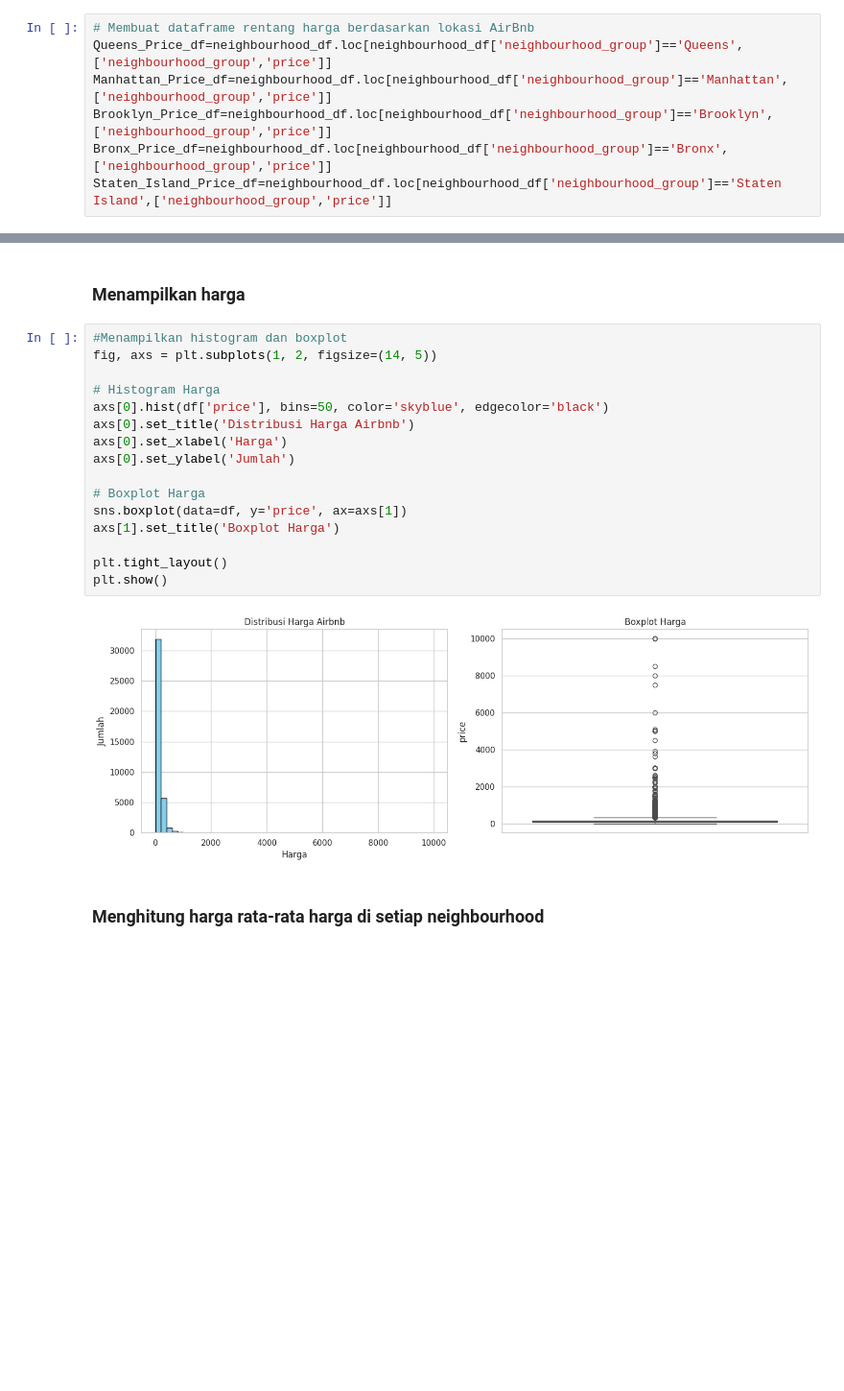
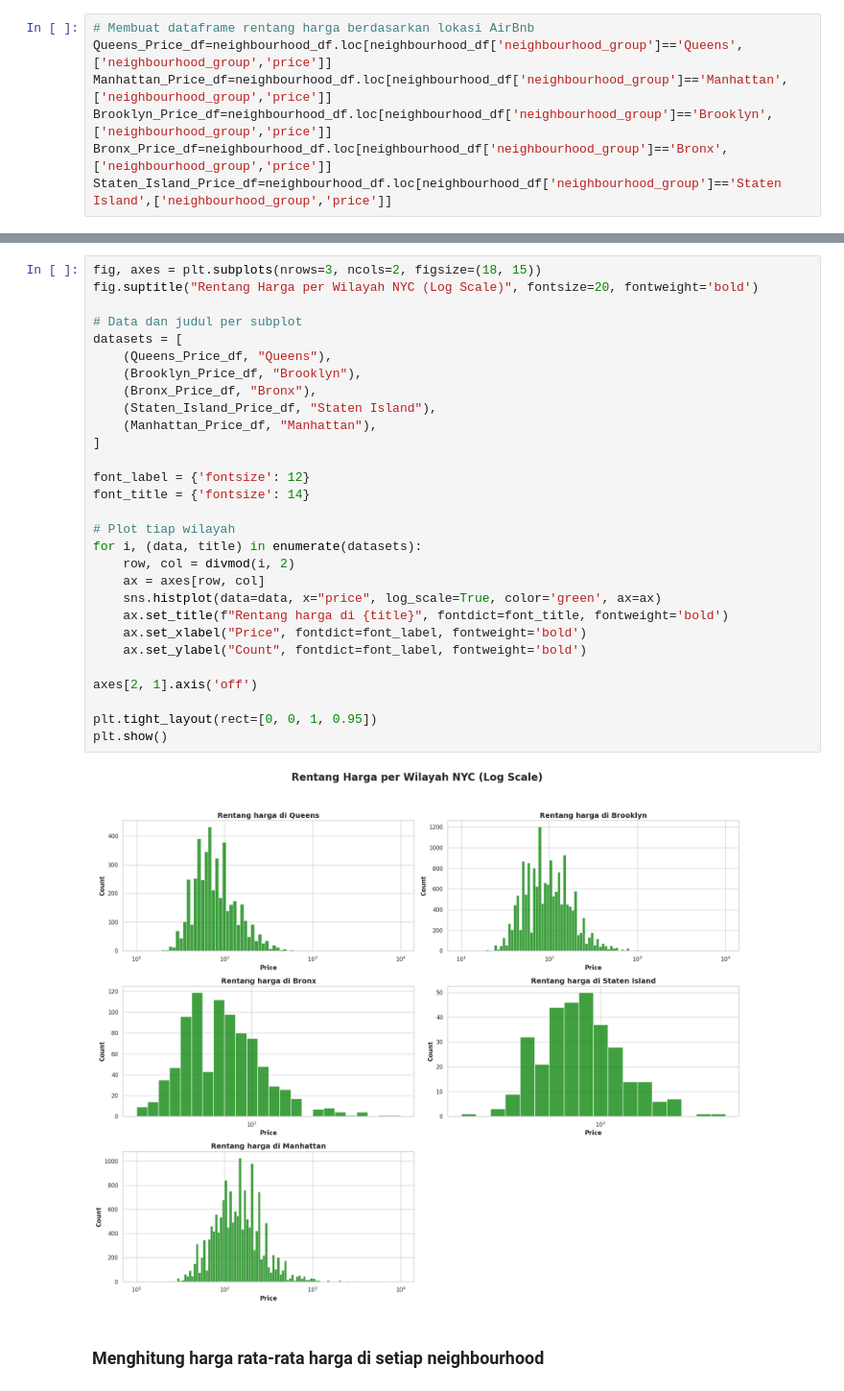
Before and after one commit to JunetzMasihBelajar/2025_AI_TI1B, a Jupyter notebook: UTS_ArjunaNathaPratisena_4.33.24.1.02.ipynb, the cells around one changed output, grey strips where cells are left out. Shown at 96% size. Drawn from its saved outputs; the diff is of its cells as text; blank space fills up the shorter version.

```diff
--- a/UTS_ArjunaNathaPratisena_4.33.24.1.02.ipynb
+++ b/UTS_ArjunaNathaPratisena_4.33.24.1.02.ipynb
@@ -364,23 +314,34 @@ sns.histplot(data=Manhattan_Price_df, x="price", log_scale=True,color='green')
-# %% [markdown]
-### Menampilkan harga
-# %%
-#Menampilkan histogram dan boxplot
-fig, axs = plt.subplots(1, 2, figsize=(14, 5))
-
-# Histogram Harga
-axs[0].hist(df['price'], bins=50, color='skyblue', edgecolor='black')
-axs[0].set_title('Distribusi Harga Airbnb')
-axs[0].set_xlabel('Harga')
-axs[0].set_ylabel('Jumlah')
-
-# Boxplot Harga
-sns.boxplot(data=df, y='price', ax=axs[1])
-axs[1].set_title('Boxplot Harga')
-
-plt.tight_layout()
-plt.show()
-# %% [output]
-[figure, removed]
+# %%
+fig, axes = plt.subplots(nrows=3, ncols=2, figsize=(18, 15))
+fig.suptitle("Rentang Harga per Wilayah NYC (Log Scale)", fontsize=20, fontweight='bold')
+
+# Data dan judul per subplot
+datasets = [
+    (Queens_Price_df, "Queens"),
+    (Brooklyn_Price_df, "Brooklyn"),
+    (Bronx_Price_df, "Bronx"),
+    (Staten_Island_Price_df, "Staten Island"),
+    (Manhattan_Price_df, "Manhattan"),
+]
+
+font_label = {'fontsize': 12}
+font_title = {'fontsize': 14}
+
+# Plot tiap wilayah
+for i, (data, title) in enumerate(datasets):
+    row, col = divmod(i, 2)
+    ax = axes[row, col]
+    sns.histplot(data=data, x="price", log_scale=True, color='green', ax=ax)
+    ax.set_title(f"Rentang harga di {title}", fontdict=font_title, fontweight='bold')
+    ax.set_xlabel("Price", fontdict=font_label, fontweight='bold')
+    ax.set_ylabel("Count", fontdict=font_label, fontweight='bold')
+
+axes[2, 1].axis('off')
+
+plt.tight_layout(rect=[0, 0, 1, 0.95])
+plt.show()
+# %% [output]
+[figure, added]
 # %% [markdown]
 ### Menghitung harga rata-rata harga di setiap neighbourhood
 # %%
```
Also changed, not shown: parts of 2 cells of this notebook.
